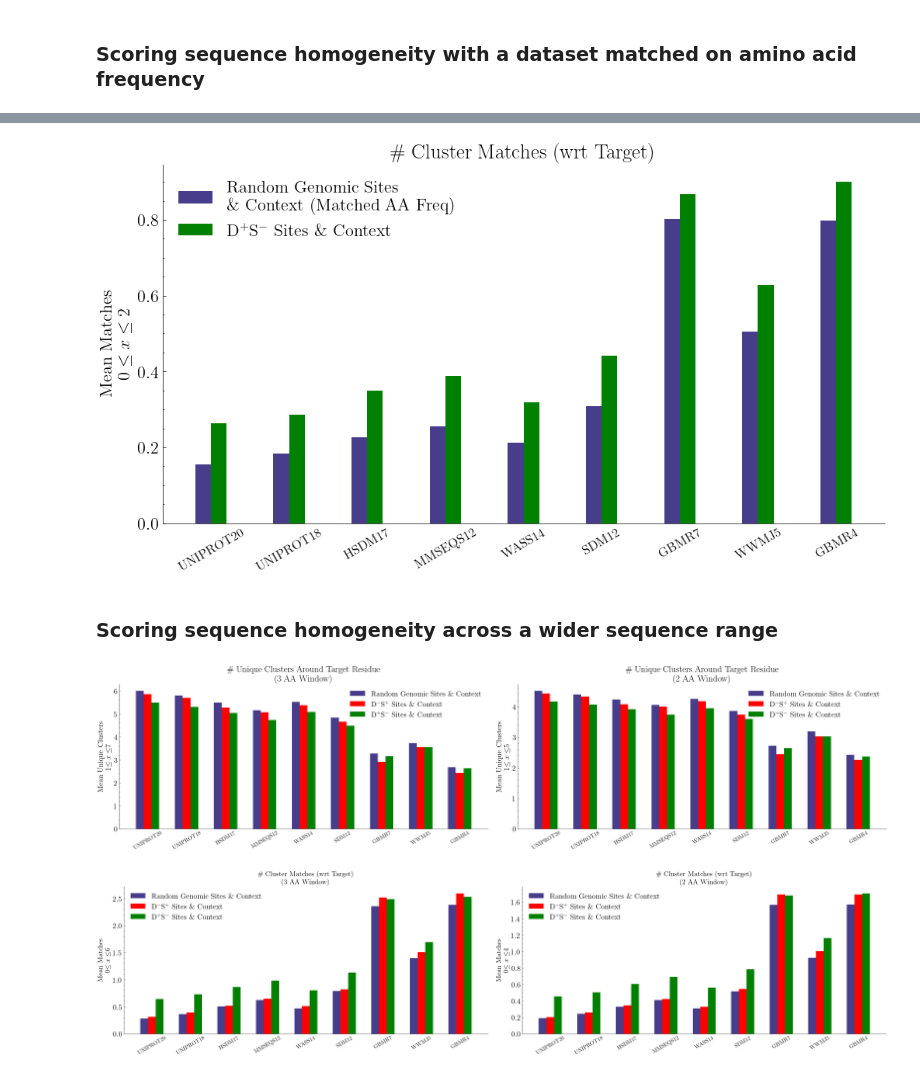
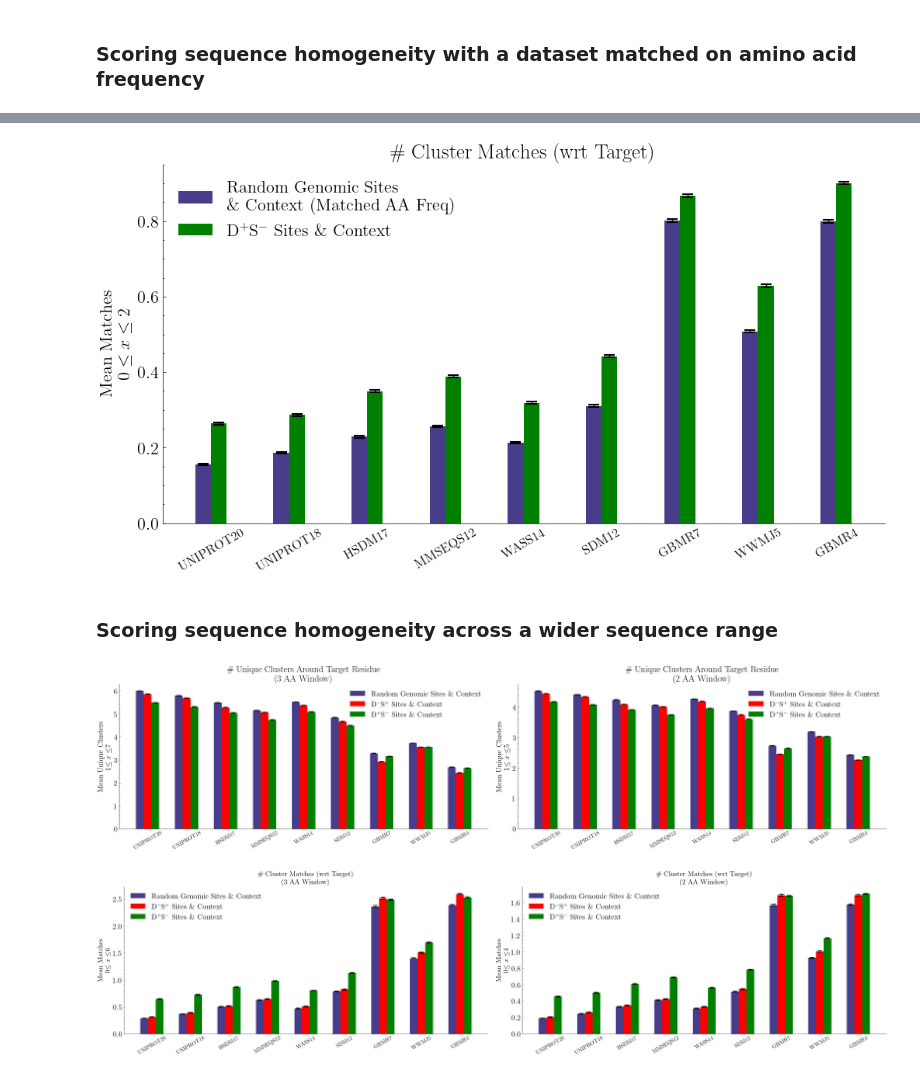
Before and after one commit to ntranoslab/diff-tol, a Jupyter notebook: code/fig4.ipynb, the cells around one changed output, grey strips where cells are left out. Drawn from its saved outputs; the diff is of its cells as text; code cells hidden in the pictures.

```diff
--- a/code/fig4.ipynb
+++ b/code/fig4.ipynb
@@ -421,8 +421,13 @@ res_in_cluster = lambda alg, clust, seq: sum([1 if alg[c] == clust else 0 for c
 # %%
 num_cluster_algo = {a: [pd.Series([seq_cluster(amino_acid_cluster[a], s) for s in seqs]).mean() for seqs in
                        [random_seqs, del_intol_sub_tol_window, del_tol_sub_intol_window]] for a in data.keys()}
+num_cluster_algo_sem = {a: [pd.Series([seq_cluster(amino_acid_cluster[a], s) for s in seqs]).sem()*1.96 for seqs in
+                       [random_seqs, del_intol_sub_tol_window, del_tol_sub_intol_window]] for a in data.keys()}
+
 target_cluster_algo = {a: [pd.Series([res_in_cluster(amino_acid_cluster[a], amino_acid_cluster[a][s[1]], s) for s in seqs]).mean() for seqs in
                           [random_seqs, del_intol_sub_tol_window, del_tol_sub_intol_window]] for a in data.keys()}
+target_cluster_algo_sem = {a: [pd.Series([res_in_cluster(amino_acid_cluster[a], amino_acid_cluster[a][s[1]], s) for s in seqs]).sem()*1.96 for seqs in
+                          [random_seqs, del_intol_sub_tol_window, del_tol_sub_intol_window]] for a in data.keys()}
 # %%
 # Create a wider figure
 fig, axs = plt.subplots(1, 2, figsize=(20, 8))
@@ -509,12 +524,22 @@ while completed_seqs < del_tol_sub_intol.shape[0]:
 # %%
 num_cluster_algo_matched = {a: [pd.Series([seq_cluster(amino_acid_cluster[a], s) for s in seqs]).mean() for seqs in
                                [random_seqs_matched, del_tol_sub_intol_window]] for a in data.keys()}
+num_cluster_algo_matched_sem = {a: [pd.Series([seq_cluster(amino_acid_cluster[a], s) for s in seqs]).sem()*1.96 for seqs in
+                               [random_seqs_matched, del_tol_sub_intol_window]] for a in data.keys()}
+
 target_cluster_algo_matched = {a: [pd.Series([res_in_cluster(amino_acid_cluster[a], amino_acid_cluster[a][s[1]], s) for s in seqs]).mean() for seqs in
                                   [random_seqs_matched, del_tol_sub_intol_window]] for a in data.keys()}
+target_cluster_algo_matched_sem = {a: [pd.Series([res_in_cluster(amino_acid_cluster[a], amino_acid_cluster[a][s[1]], s) for s in seqs]).sem()*1.96 for seqs in
+                                  [random_seqs_matched, del_tol_sub_intol_window]] for a in data.keys()}
 # %%
 categories = data.keys()
 values1 = [num_cluster_algo_matched[a][0] for a in num_cluster_algo]
+errors1 = [num_cluster_algo_matched_sem[a][0] for a in num_cluster_algo]
+
 values2 = [num_cluster_algo_matched[a][1] for a in num_cluster_algo]
+errors2 = [num_cluster_algo_matched_sem[a][1] for a in num_cluster_algo]
+
+err_kw = dict(capsize=5, capthick=1.5, ecolor="black")
 
 # width of the bars
 bar_width = 0.2
@@ -527,8 +552,8 @@ r2 = [x + bar_width for x in r1]
 fig, ax = plt.subplots(figsize=(12, 6))
 
 # Create the grouped bar plot
-ax.bar(r1, values1, color='darkslateblue', width=bar_width, label='Random Genomic Sites\n\\& Context (Matched AA Freq)')
-ax.bar(r2, values2, color='g', width=bar_width, label='D$^+$S$^-$ Sites \\& Context')
+ax.bar(r1, values1, yerr=errors1, error_kw=err_kw, color='darkslateblue', width=bar_width, label='Random Genomic Sites\n\\& Context (Matched AA Freq)')
+ax.bar(r2, values2, yerr=errors2, error_kw=err_kw, color='g', width=bar_width, label='D$^+$S$^-$ Sites \\& Context')
 
 # Add labels and title
 # ax.set_xlabel('Amino Acid Clustering', fontweight='bold', size=15)
@@ -542,4 +567,5 @@ ax.legend(frameon=False)
 plt.ylim(1.8,2.9)
 plt.gca().spines[["top", "right"]].set_visible(False)
 plt.tick_params(top=False, right=False, bottom=False, which="both")
+plt.savefig("b.pdf")
 # %% [output]
@@ -547,35 +573,39 @@ plt.tick_params(top=False, right=False, bottom=False, which="both")
 # %%
 categories = data.keys()
 values1 = [target_cluster_algo_matched[a][0] for a in num_cluster_algo]
+errors1 = [target_cluster_algo_matched_sem[a][0] for a in num_cluster_algo]
+
 values2 = [target_cluster_algo_matched[a][1] for a in num_cluster_algo]
+errors2 = [target_cluster_algo_matched_sem[a][1] for a in num_cluster_algo]
 
 # width of the bars
 bar_width = 0.2
 
 # Set the positions of the bars on the x-axis
 r1 = np.arange(len(categories))
 r2 = [x + bar_width for x in r1]
 
 # Create a wider figure
 fig, ax = plt.subplots(figsize=(12, 6))  # Width: 12 inches, Height: 6 inches
 
 # Create the grouped bar plot
-ax.bar(r1, values1, color='darkslateblue', width=bar_width, label='Random Genomic Sites\n\\& Context (Matched AA Freq)')
-ax.bar(r2, values2, color='g', width=bar_width, label='D$^+$S$^-$ Sites \\& Context')
+ax.bar(r1, values1, yerr=errors1, error_kw=err_kw, color='darkslateblue', width=bar_width, label='Random Genomic Sites\n\\& Context (Matched AA Freq)')
+ax.bar(r2, values2, yerr=errors2, error_kw=err_kw, color='g', width=bar_width, label='D$^+$S$^-$ Sites \\& Context')
 
 # Add labels and title
 ax.set_ylabel('Mean Matches\n' + '$0\\leq x \\leq 2$')
 ax.set_xticks([r + bar_width/2 for r in range(len(categories))])
 ax.set_xticklabels(categories, fontsize=12, rotation=30)
 ax.set_title("\\# Cluster Matches (wrt Target)")
 
 # Add legend
 ax.legend(frameon=False)
 plt.gca().spines[["top", "right"]].set_visible(False)
 plt.gca().spines[["top", "right"]].set_visible(False)
 plt.tick_params(top=False, right=False, bottom=False, which="both")
+plt.savefig("c.pdf")
 # %% [output]
-[figure, old version]
+[figure, new version]
 # %% [markdown]
 ### Scoring sequence homogeneity across a wider sequence range
 # %%
@@ -604,11 +634,17 @@ fig, axs = plt.subplots(1, 2, figsize=(24, 6))
 for cut in seq_cutoff:
     num_cluster_algo_cut = {a: [pd.Series([seq_cluster(amino_acid_cluster[a], s[cut:7-cut]) for s in seqs]).mean() for seqs in
                                [random_seqs, del_intol_sub_tol_window, del_tol_sub_intol_window]] for a in data.keys()}
+    num_cluster_algo_cut_sem = {a: [pd.Series([seq_cluster(amino_acid_cluster[a], s[cut:7-cut]) for s in seqs]).sem()*1.96 for seqs in
+                               [random_seqs, del_intol_sub_tol_window, del_tol_sub_intol_window]] for a in data.keys()}
 
     categories = data.keys()
     values1 = [num_cluster_algo_cut[a][0] for a in num_cluster_algo_cut]
     values2 = [num_cluster_algo_cut[a][1] for a in num_cluster_algo_cut]
     values3 = [num_cluster_algo_cut[a][2] for a in num_cluster_algo_cut]
+
+    errors1 = [num_cluster_algo_cut_sem[a][0] for a in num_cluster_algo_cut]
+    errors2 = [num_cluster_algo_cut_sem[a][1] for a in num_cluster_algo_cut]
+    errors3 = [num_cluster_algo_cut_sem[a][2] for a in num_cluster_algo_cut]
 
     # the width of the bars
     bar_width = 0.2
@@ -619,9 +655,9 @@ for cut in seq_cutoff:
     r3 = [x + bar_width*2 for x in r1]
 
     # Create the grouped bar plot
-    axs[cut].bar(r1, values1, color='darkslateblue', width=bar_width, label='Random Genomic Sites \\& Context')
-    axs[cut].bar(r2, values2, color='r', width=bar_width, label='D$^-$S$^+$ Sites \\& Context')
-    axs[cut].bar(r3, values3, color='g', width=bar_width, label='D$^+$S$^-$ Sites \\& Context')
+    axs[cut].bar(r1, values1, yerr=errors1, error_kw=err_kw, color='darkslateblue', width=bar_width, label='Random Genomic Sites \\& Context')
+    axs[cut].bar(r2, values2, yerr=errors2, error_kw=err_kw, color='r', width=bar_width, label='D$^-$S$^+$ Sites \\& Context')
+    axs[cut].bar(r3, values3, yerr=errors3, error_kw=err_kw, color='g', width=bar_width, label='D$^+$S$^-$ Sites \\& Context')
 
     # Add labels and title
     window_size = 3-cut
@@ -637,19 +673,27 @@ for cut in seq_cutoff:
     axs[cut].spines[["top", "right"]].set_visible(False)
     plt.tight_layout()
     axs[cut].tick_params(top=False, right=False, bottom=False, which="both")
+plt.savefig("d.pdf")
 # %% [output]
-[figure, old version]
+[figure, new version]
 # %%
 seq_cutoff = [0, 1]
 fig, axs = plt.subplots(1, 2, figsize=(24, 6))
 for cut in seq_cutoff:
     target_cluster_algo_cut = {a: [pd.Series([res_in_cluster(amino_acid_cluster[a], amino_acid_cluster[a][s[3]], s[cut:7-cut]) for s in seqs]).mean() for seqs in
                                   [random_seqs, del_intol_sub_tol_window, del_tol_sub_intol_window]] for a in data.keys()}
+    target_cluster_algo_cut_sem = {a: [pd.Series([res_in_cluster(amino_acid_cluster[a], amino_acid_cluster[a][s[3]], s[cut:7-cut]) for s in seqs]).sem()*1.96 for seqs in
+                                  [random_seqs, del_intol_sub_tol_window, del_tol_sub_intol_window]] for a in data.keys()}
 
     categories = data.keys()
     values1 = [target_cluster_algo_cut[a][0] for a in target_cluster_algo_cut]
     values2 = [target_cluster_algo_cut[a][1] for a in target_cluster_algo_cut]
     values3 = [target_cluster_algo_cut[a][2] for a in target_cluster_algo_cut]
+
+    errors1 = [target_cluster_algo_cut_sem[a][0] for a in target_cluster_algo_cut]
+    errors2 = [target_cluster_algo_cut_sem[a][1] for a in target_cluster_algo_cut]
+    errors3 = [target_cluster_algo_cut_sem[a][2] for a in target_cluster_algo_cut]
+
 
     # the width of the bars
     bar_width = 0.2
@@ -660,9 +704,9 @@ for cut in seq_cutoff:
     r3 = [x + bar_width*2 for x in r1]
 
     # Create the grouped bar plot
-    axs[cut].bar(r1, values1, color='darkslateblue', width=bar_width, label='Random Genomic Sites \\& Context')
-    axs[cut].bar(r2, values2, color='r', width=bar_width, label='D$^-$S$^+$ Sites \\& Context')
-    axs[cut].bar(r3, values3, color='g', width=bar_width, label='D$^+$S$^-$ Sites \\& Context')
+    axs[cut].bar(r1, values1, yerr=errors1, error_kw=err_kw, color='darkslateblue', width=bar_width, label='Random Genomic Sites \\& Context')
+    axs[cut].bar(r2, values2, yerr=errors2, error_kw=err_kw, color='r', width=bar_width, label='D$^-$S$^+$ Sites \\& Context')
+    axs[cut].bar(r3, values3, yerr=errors3, error_kw=err_kw, color='g', width=bar_width, label='D$^+$S$^-$ Sites \\& Context')
 
     # Add labels and title
     window_size = 3-cut
@@ -678,5 +722,7 @@ for cut in seq_cutoff:
     axs[cut].spines[["top", "right"]].set_visible(False)
     plt.tight_layout()
     axs[cut].tick_params(top=False, right=False, bottom=False, which="both")
+
+plt.savefig("e.pdf")
 # %% [output]
-[figure, old version]
+[figure, new version]
```
Also changed, not shown: parts of 3 cells of this notebook, 8 other files.
